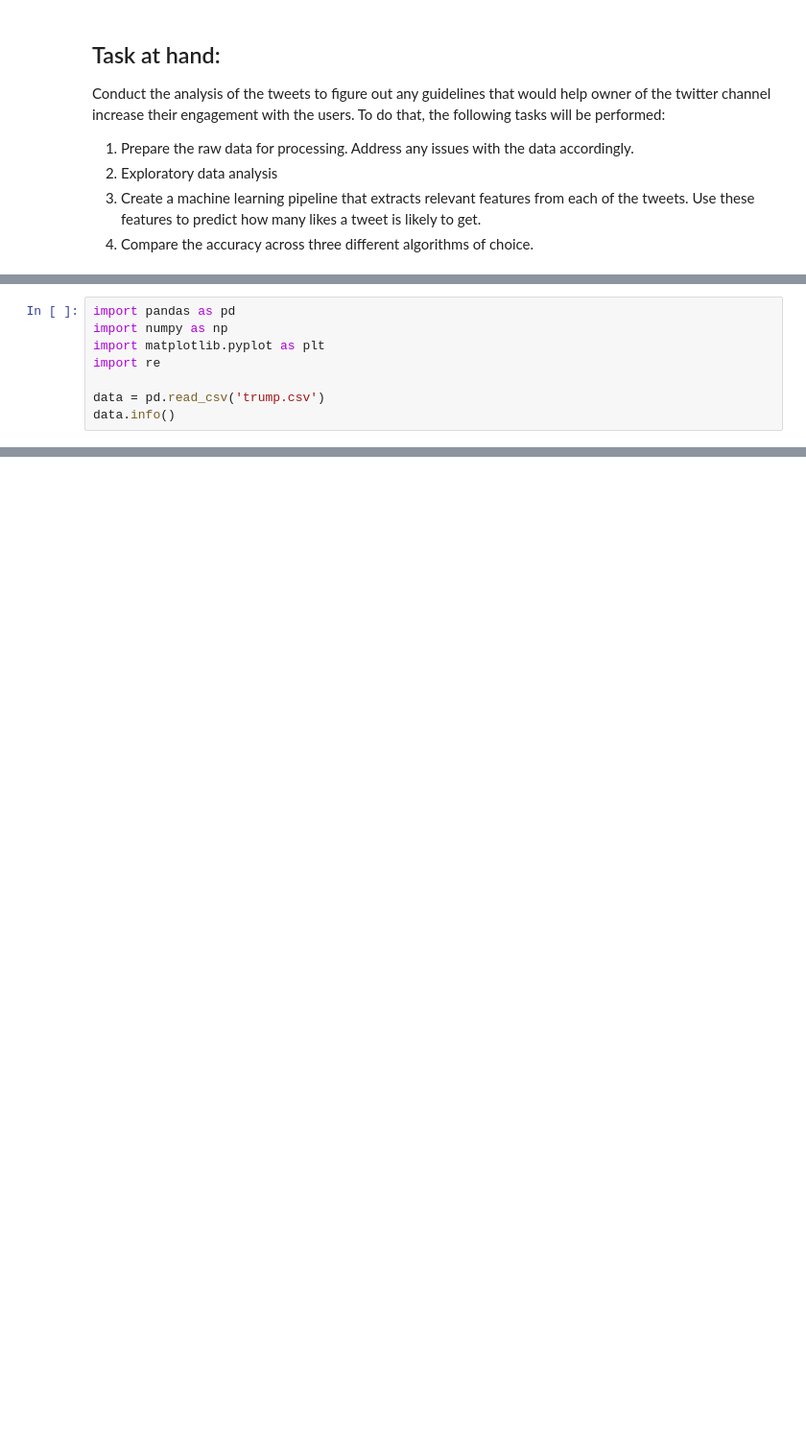
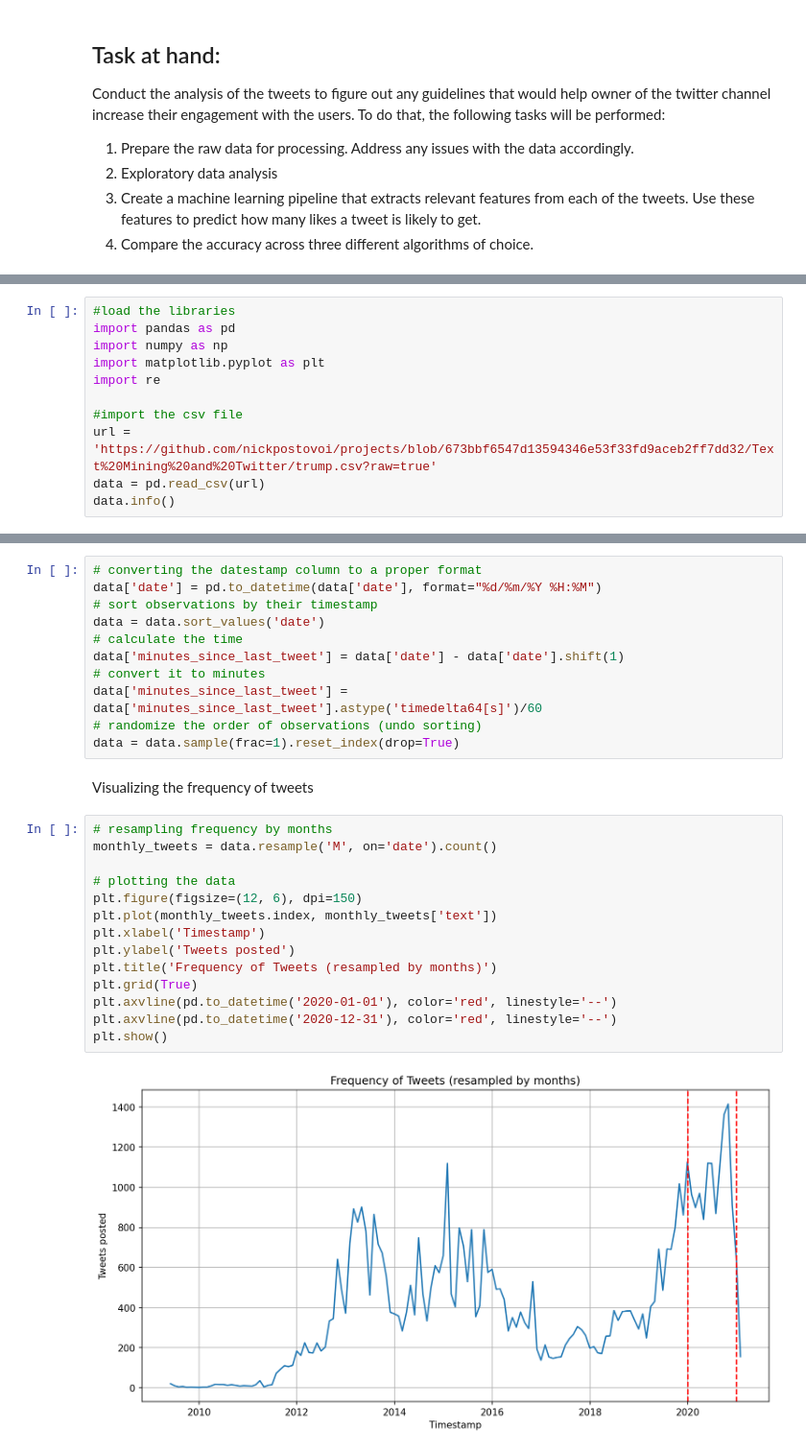
Before and after one commit to nickpostovoi/codingchallenges, a Jupyter notebook: Text Mining and Twitter/tmt_code.ipynb, the cells around one changed output, grey strips where cells are left out. Shown at 96% size. Saved outputs shown, nothing was run; the diff lists cells and outputs as text; blank space fills up the shorter version.

Commit message:
Posted Text Mining and Twitter project

```diff
--- a/Text Mining and Twitter/tmt_code.ipynb
+++ b/Text Mining and Twitter/tmt_code.ipynb
@@ -13,9 +11,12 @@ get.
 # %%
+#load the libraries
 import pandas as pd
 import numpy as np
 import matplotlib.pyplot as plt
 import re
 
-data = pd.read_csv('trump.csv')
+#import the csv file
+url = 'https://github.com/nickpostovoi/projects/blob/673bbf6547d13594346e53f33fd9aceb2ff7dd32/Text%20Mining%20and%20Twitter/trump.csv?raw=true'
+data = pd.read_csv(url)
 data.info()
 # %% [output]
@@ -27,0 +37,29 @@ C:\Users\ggnik\AppData\Local\Programs\Microsoft VS Code
+# %%
+# converting the datestamp column to a proper format
+data['date'] = pd.to_datetime(data['date'], format="%d/%m/%Y %H:%M")
+# sort observations by their timestamp
+data = data.sort_values('date')
+# calculate the time
+data['minutes_since_last_tweet'] = data['date'] - data['date'].shift(1)
+# convert it to minutes
+data['minutes_since_last_tweet'] = data['minutes_since_last_tweet'].astype('timedelta64[s]')/60
+# randomize the order of observations (undo sorting)
+data = data.sample(frac=1).reset_index(drop=True)
+# %% [markdown]
+Visualizing the frequency of tweets
+# %%
+# resampling frequency by months
+monthly_tweets = data.resample('M', on='date').count()
+
+# plotting the data
+plt.figure(figsize=(12, 6), dpi=150)
+plt.plot(monthly_tweets.index, monthly_tweets['text'])
+plt.xlabel('Timestamp')
+plt.ylabel('Tweets posted')
+plt.title('Frequency of Tweets (resampled by months)')
+plt.grid(True)
+plt.axvline(pd.to_datetime('2020-01-01'), color='red', linestyle='--')
+plt.axvline(pd.to_datetime('2020-12-31'), color='red', linestyle='--')
+plt.show()
+# %% [output]
+[figure, added]
```
Also changed, not shown: parts of 65 cells of this notebook, 2 other files.
